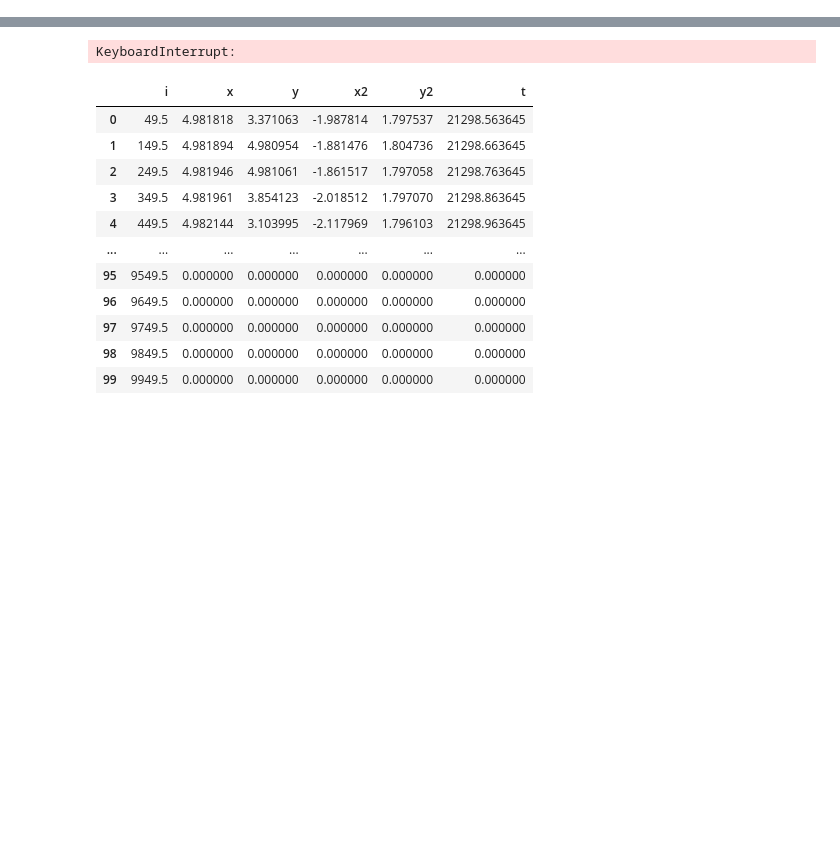
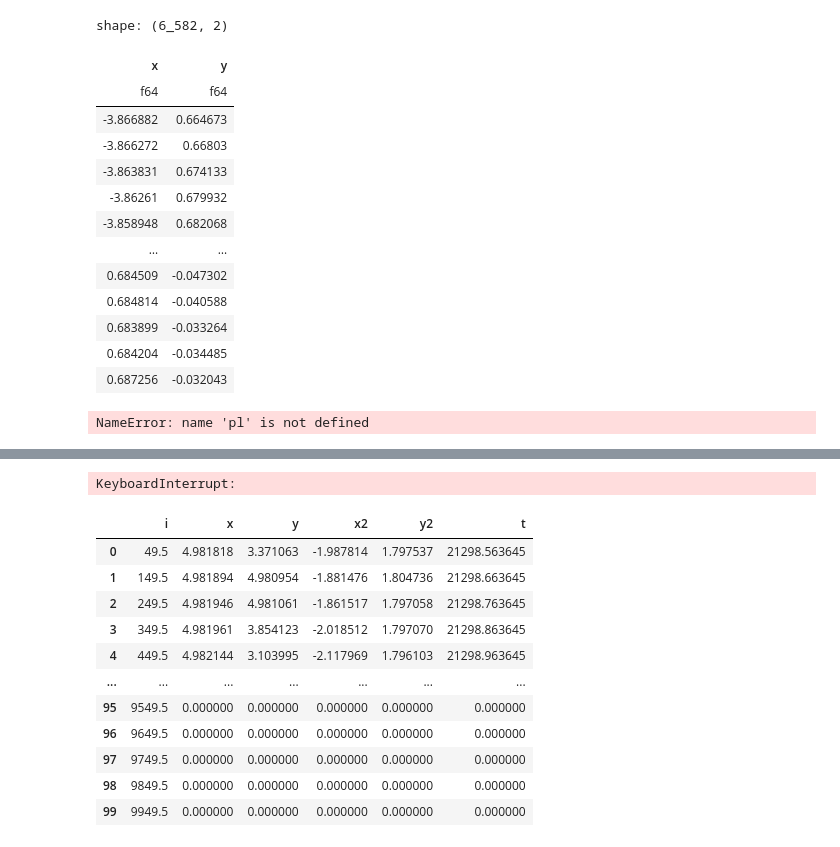
Before and after one commit to schlich/vns, a Jupyter notebook: playground.ipynb, the cells around one changed output, grey strips where cells are left out. Drawn from its saved outputs; the diff is of its cells as text; code cells hidden in the pictures; blank space fills up the shorter version.

```diff
--- a/playground.ipynb
+++ b/playground.ipynb
@@ -4,3 +66,27 @@
+# %%
+s1t1.filter(pl.col("x") != 0.0)
+# %% [output]
+shape: (6_582, 2)
+| x | y |
+| f64 | f64 |
+| -3.866882 | 0.664673 |
+| -3.866272 | 0.66803 |
+| -3.863831 | 0.674133 |
+| -3.86261 | 0.679932 |
+| -3.858948 | 0.682068 |
+| … | … |
+| 0.684509 | -0.047302 |
+| 0.684814 | -0.040588 |
+| 0.683899 | -0.033264 |
+| 0.684204 | -0.034485 |
+| 0.687256 | -0.032043 |
+# %%
+df = pl.DataFrame(
+    {"A": [1.0, 2.0, 0.0, 0.0], "B": [1.0, 3.0, 0.0, 0.0], "C": [2.0, 4.0, 0.0, 0.0]},
+)
+df.select(pl.all())
+# %% [output]
+NameError: name 'pl' is not defined
 # %%
 from pathlib import Path
 
```
Also changed, not shown: parts of 13 cells of this notebook, 6 other files.
